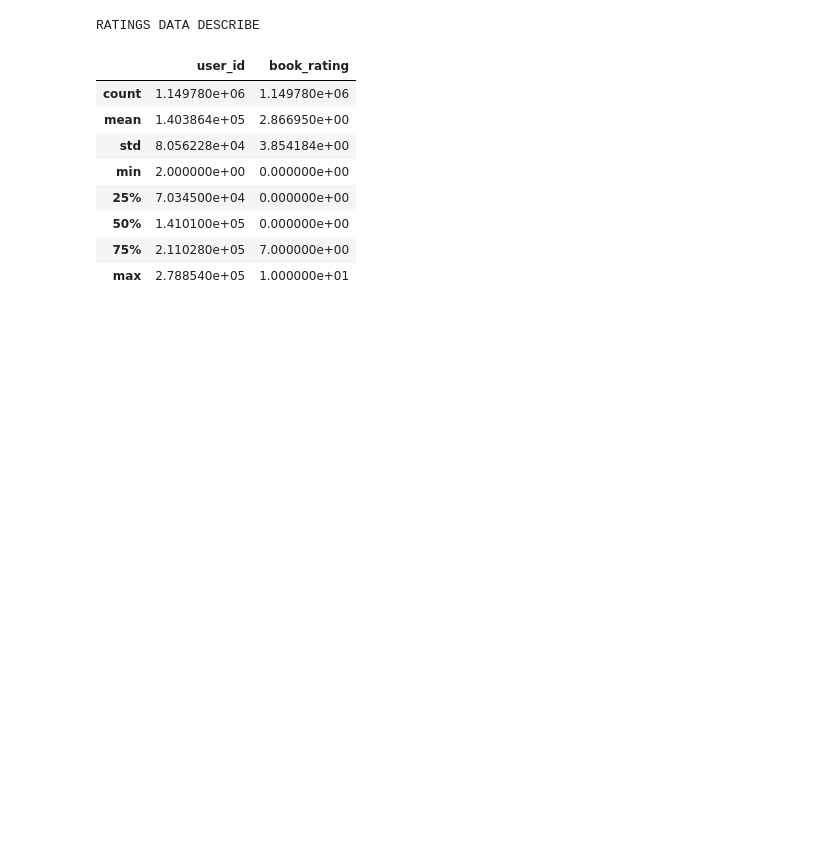
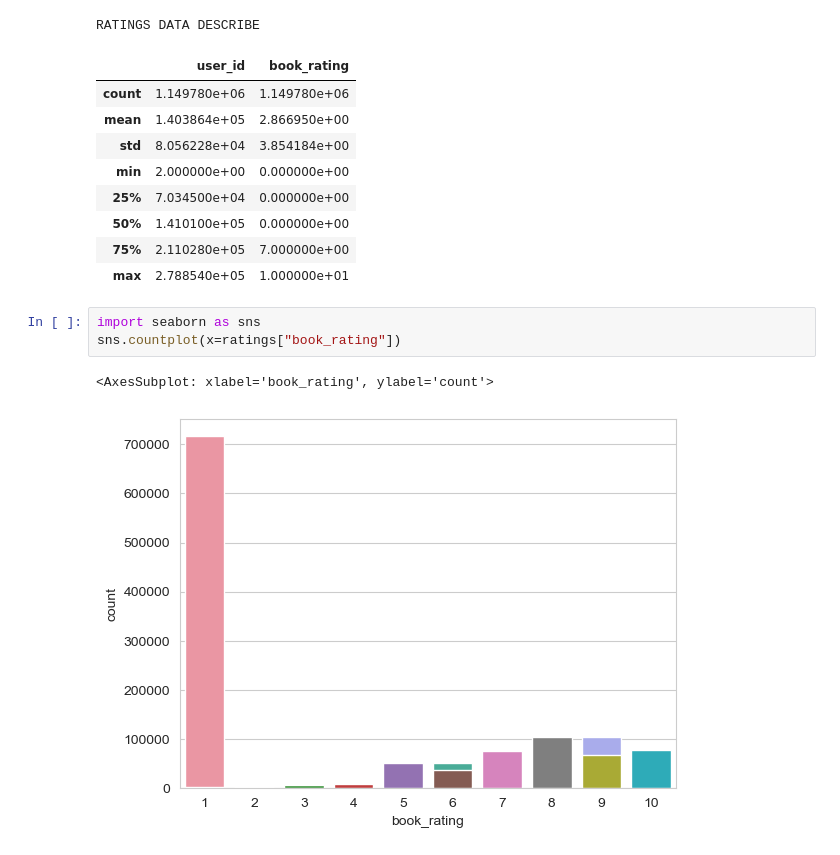
Before and after one commit to fichtnerma/Recommender, a Jupyter notebook: data-normalization.ipynb, the cells around one changed output. Cells and saved outputs as stored; diff of their text form; blank space fills up the shorter version.

Commit message:
feat(data-normalization): show explicit_ratings

```diff
--- a/data-normalization.ipynb
+++ b/data-normalization.ipynb
@@ -135,3 +135,9 @@ RATINGS DATA DESCRIBE
 | 50% | 1.410100e+05 | 0.000000e+00 |
 | 75% | 2.110280e+05 | 7.000000e+00 |
 | max | 2.788540e+05 | 1.000000e+01 |
+# %%
+import seaborn as sns
+sns.countplot(x=ratings["book_rating"])
+# %% [output]
+<AxesSubplot: xlabel='book_rating', ylabel='count'>
+[figure, added]
```
Also changed, not shown: parts of 1 cell of this notebook.
